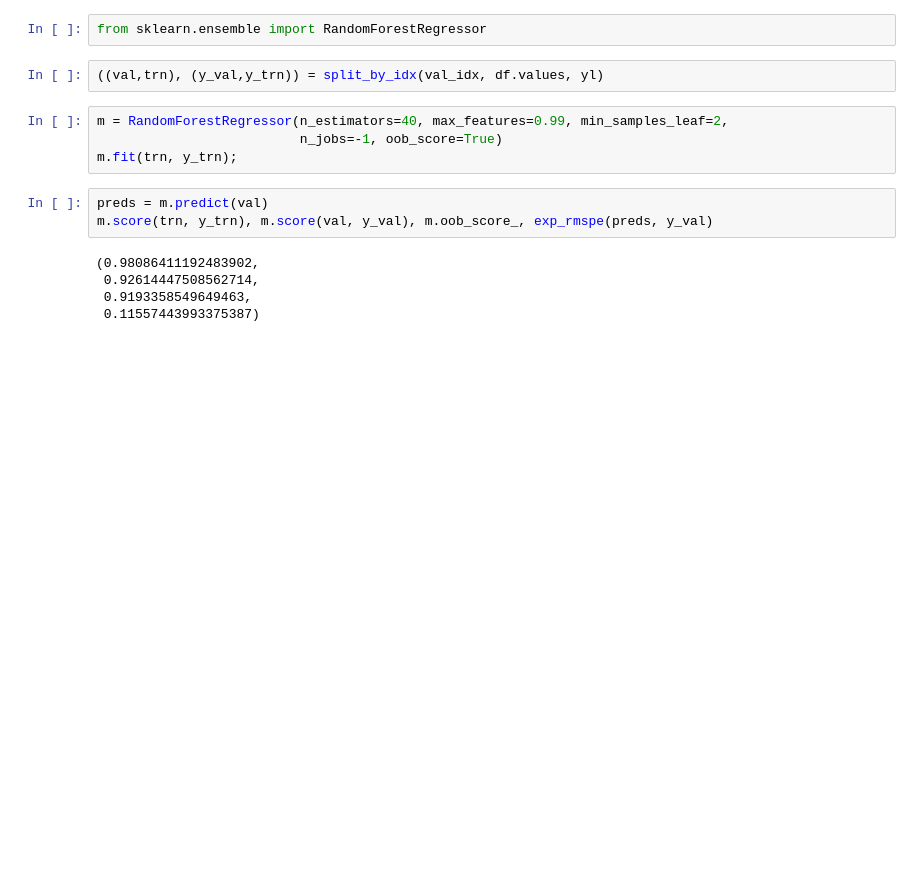
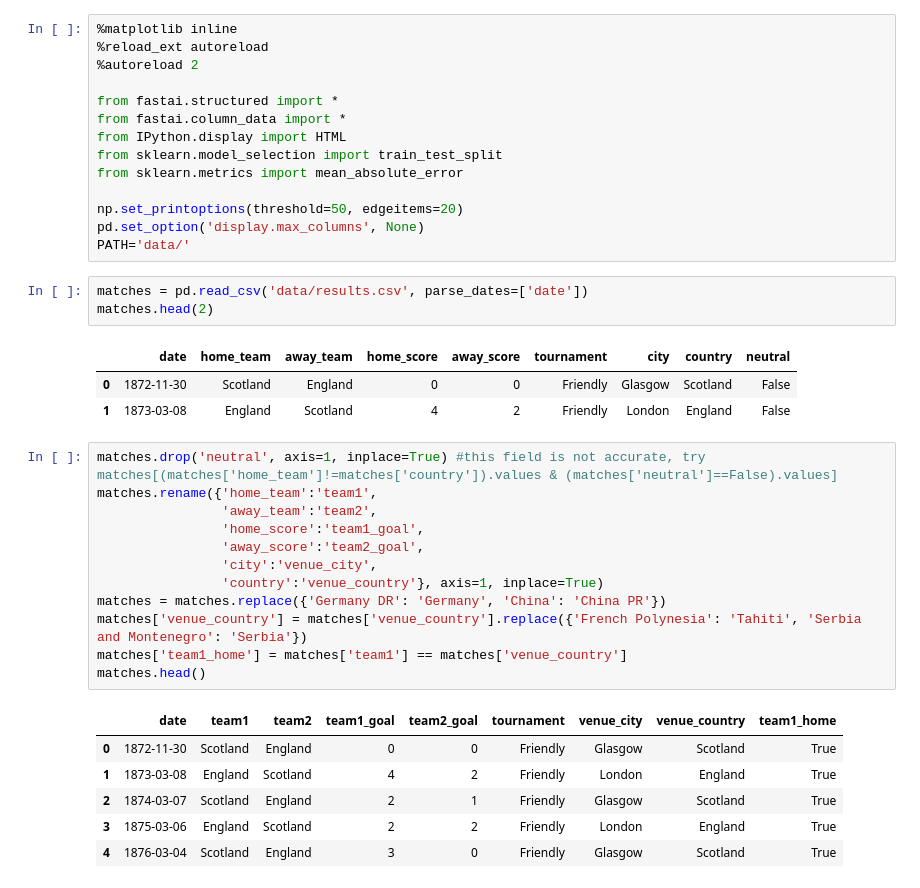
Before and after one commit to terry-li-hm/world_cup, a Jupyter notebook: fastai/fastai-v01.ipynb, the cells around one changed output. Cells and saved outputs as stored; diff of their text form; blank space fills up the shorter version.

```diff
--- a/fastai/fastai-v01.ipynb
+++ b/fastai/fastai-v01.ipynb
@@ -811,16 +1,40 @@ FileLink(csv_fn)
-# %%
-from sklearn.ensemble import RandomForestRegressor
-# %%
-((val,trn), (y_val,y_trn)) = split_by_idx(val_idx, df.values, yl)
-# %%
-m = RandomForestRegressor(n_estimators=40, max_features=0.99, min_samples_leaf=2,
-                          n_jobs=-1, oob_score=True)
-m.fit(trn, y_trn);
-# %%
-preds = m.predict(val)
-m.score(trn, y_trn), m.score(val, y_val), m.oob_score_, exp_rmspe(preds, y_val)
-# %% [output]
-(0.98086411192483902,
- 0.92614447508562714,
- 0.9193358549649463,
- 0.11557443993375387)
+# %%
+%matplotlib inline
+%reload_ext autoreload
+%autoreload 2
+
+from fastai.structured import *
+from fastai.column_data import *
+from IPython.display import HTML
+from sklearn.model_selection import train_test_split
+from sklearn.metrics import mean_absolute_error
+
+np.set_printoptions(threshold=50, edgeitems=20)
+pd.set_option('display.max_columns', None)
+PATH='data/'
+# %%
+matches = pd.read_csv('data/results.csv', parse_dates=['date'])
+matches.head(2)
+# %% [output]
+|  | date | home_team | away_team | home_score | away_score | tournament | city | country | neutral |
+| 0 | 1872-11-30 | Scotland | England | 0 | 0 | Friendly | Glasgow | Scotland | False |
+| 1 | 1873-03-08 | England | Scotland | 4 | 2 | Friendly | London | England | False |
+# %%
+matches.drop('neutral', axis=1, inplace=True) #this field is not accurate, try matches[(matches['home_team']!=matches['country']).values & (matches['neutral']==False).values]
+matches.rename({'home_team':'team1',
+                'away_team':'team2',
+                'home_score':'team1_goal',
+                'away_score':'team2_goal',
+                'city':'venue_city',
+                'country':'venue_country'}, axis=1, inplace=True)
+matches = matches.replace({'Germany DR': 'Germany', 'China': 'China PR'})
+matches['venue_country'] = matches['venue_country'].replace({'French Polynesia': 'Tahiti', 'Serbia and Montenegro': 'Serbia'})
+matches['team1_home'] = matches['team1'] == matches['venue_country']
+matches.head()
+# %% [output]
+|  | date | team1 | team2 | team1_goal | team2_goal | tournament | venue_city | venue_country | team1_home |
+| 0 | 1872-11-30 | Scotland | England | 0 | 0 | Friendly | Glasgow | Scotland | True |
+| 1 | 1873-03-08 | England | Scotland | 4 | 2 | Friendly | London | England | True |
+| 2 | 1874-03-07 | Scotland | England | 2 | 1 | Friendly | Glasgow | Scotland | True |
+| 3 | 1875-03-06 | England | Scotland | 2 | 2 | Friendly | London | England | True |
+| 4 | 1876-03-04 | Scotland | England | 3 | 0 | Friendly | Glasgow | Scotland | True |
```
Also changed, not shown: parts of 168 cells of this notebook, 6 other files.
